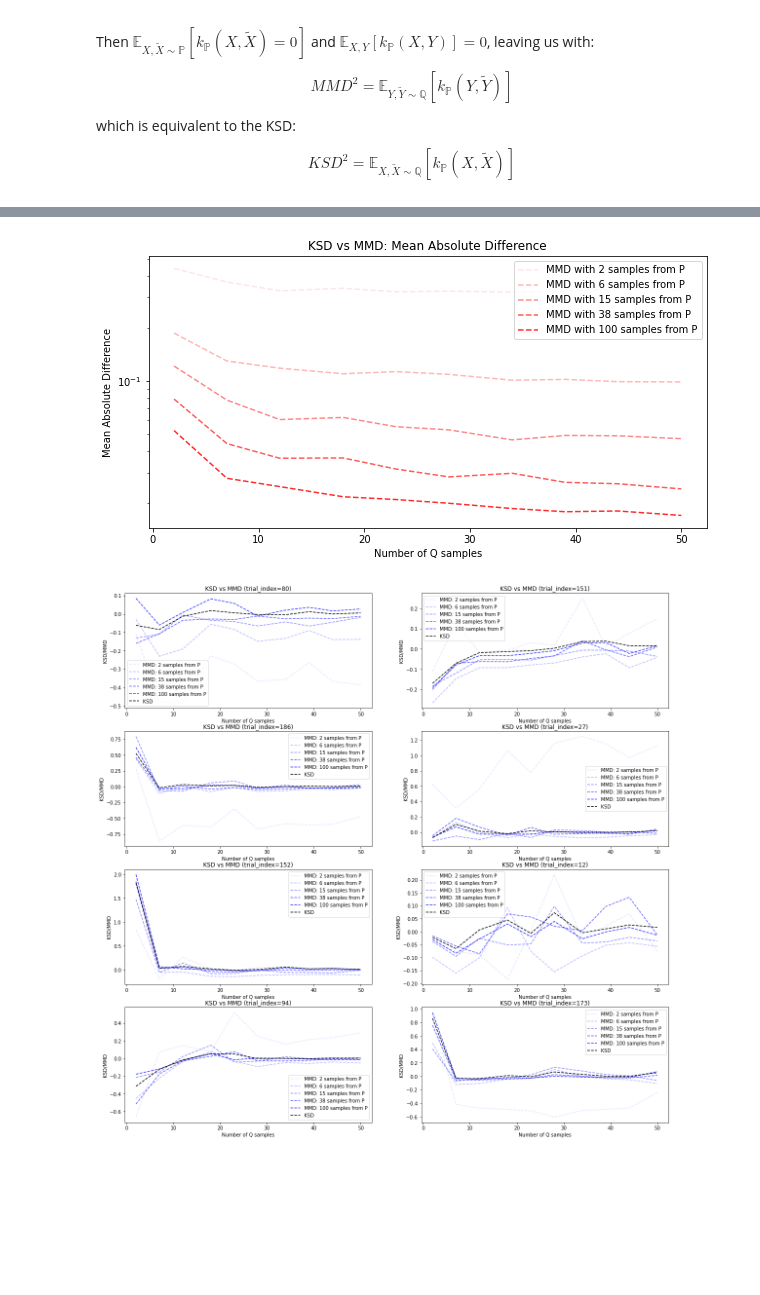
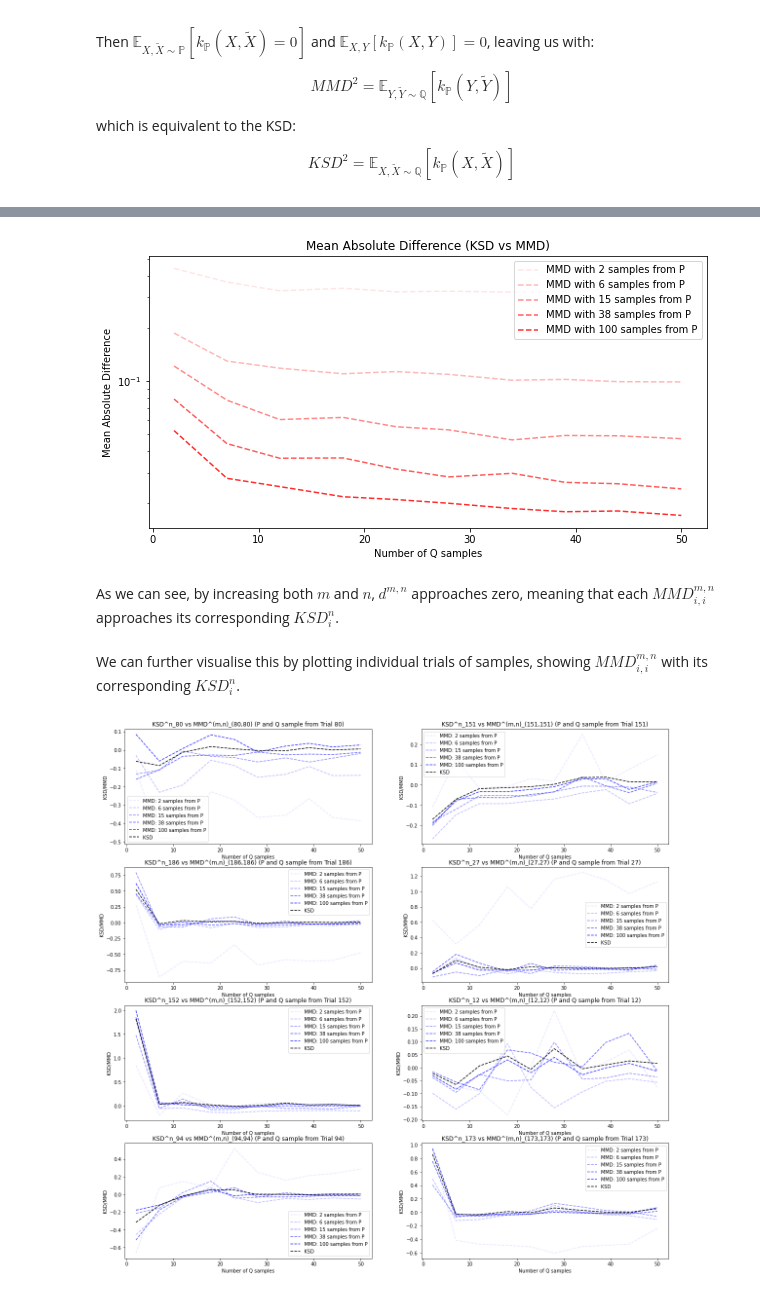
Before and after one commit to jswu18/distribution-discrepancies, a Jupyter notebook: notebooks/3_kernel_stein_discrepancy.ipynb, the cells around one changed output, grey strips where cells are left out. Drawn from its saved outputs; the diff is of its cells as text; code cells hidden in the pictures; blank space fills up the shorter version.

```diff
--- a/notebooks/3_kernel_stein_discrepancy.ipynb
+++ b/notebooks/3_kernel_stein_discrepancy.ipynb
@@ -496,43 +546,49 @@ for i, number_p_sample in enumerate(number_p_samples):
         linestyle="--",
     )
 ax.set_yscale("log")
-ax.set_title("KSD vs MMD: Mean Absolute Difference")
+ax.set_title("Mean Absolute Difference (KSD vs MMD)")
 ax.set_ylabel("Mean Absolute Difference")
 ax.set_xlabel("Number of Q samples")
 plt.legend()
 plt.show()
 # %% [output]
-[figure, old version]
+[figure, new version]
+# %% [markdown]
+As we can see, by increasing both $m$ and $n$, $d^{m, n}$ approaches zero, meaning that each $MMD^{m, n}_{i, i}$ approaches its corresponding $KSD^n_i$.
+# %% [markdown]
+We can further visualise this by plotting individual trials of samples, showing $MMD^{m, n}_{i, i}$ with its corresponding $KSD^n_i$.
 # %%
 num_x_subplots = 4
 num_y_subplots = 2
 fig, ax = plt.subplots(num_x_subplots, num_y_subplots)
 fig.set_figwidth(20)
 fig.set_figheight(20)
 for i in range(num_x_subplots):
     for j in range(num_y_subplots):
         trial_index = np.random.randint(n_trials)
         for k, number_p_sample in enumerate(number_p_samples):
             shade = 0.9 * (1 - k / len(number_p_samples))
             ax[i][j].plot(
                 number_q_samples,
                 jnp.diagonal(mmd_vals, axis1=2, axis2=3)[:, k, trial_index],
                 c=(shade, shade, 1),
                 label=f"MMD: {number_p_sample} samples from P",
                 linestyle="--",
             )
 
         ax[i][j].plot(
             number_q_samples,
             ksd_vals[:, trial_index],
             c="black",
             label="KSD",
             linestyle="--",
         )
-        ax[i][j].set_title(f"KSD vs MMD ({trial_index=})")
+        ax[i][j].set_title(
+            f"KSD^n_{trial_index} vs MMD^(m,n)_({trial_index},{trial_index}) (P and Q sample from Trial {trial_index})"
+        )
         ax[i][j].set_ylabel("KSD/MMD")
         ax[i][j].set_xlabel("Number of Q samples")
         ax[i][j].legend()
 plt.show()
 # %% [output]
-[figure, old version]
+[figure, new version]
```
Also changed, not shown: parts of 18 cells of this notebook, 2 other files.
